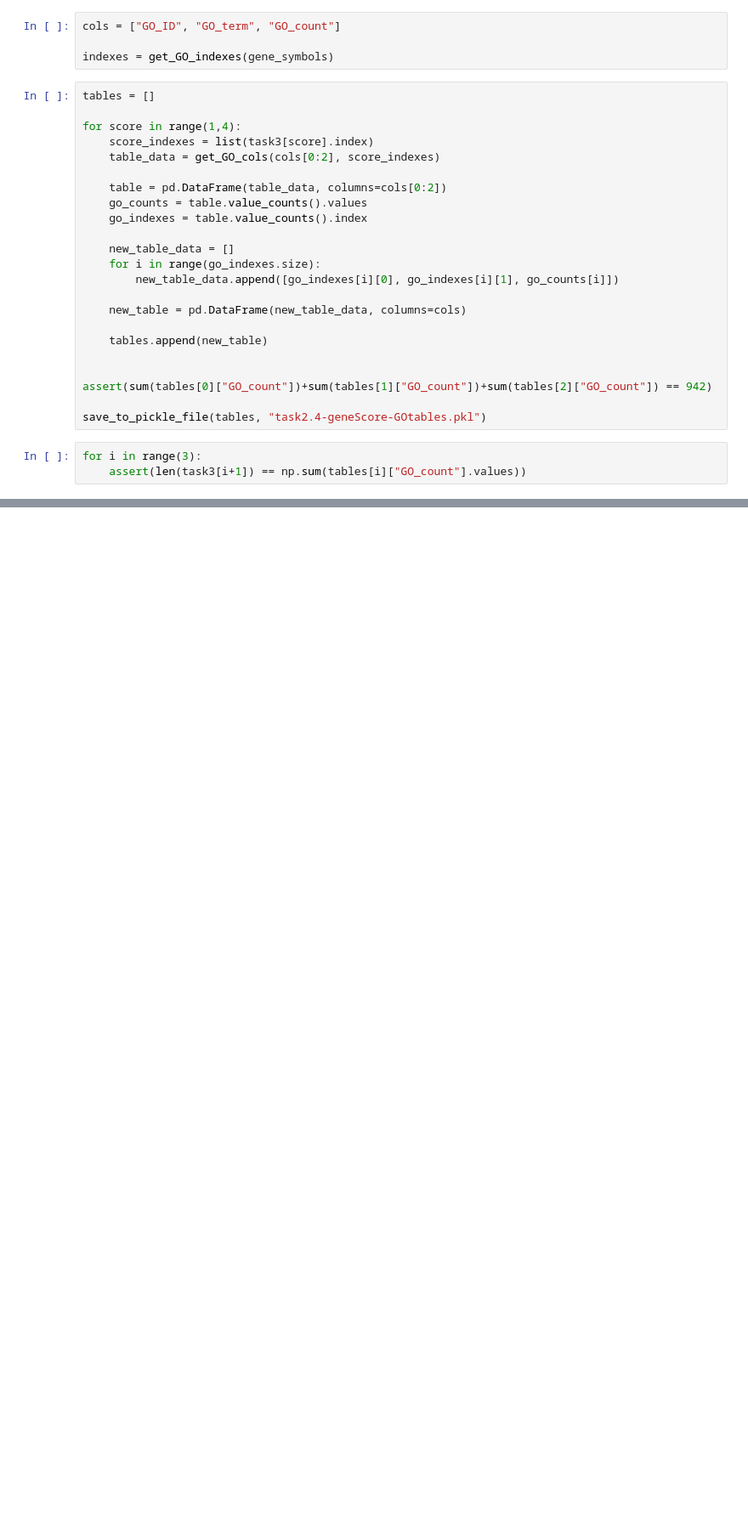
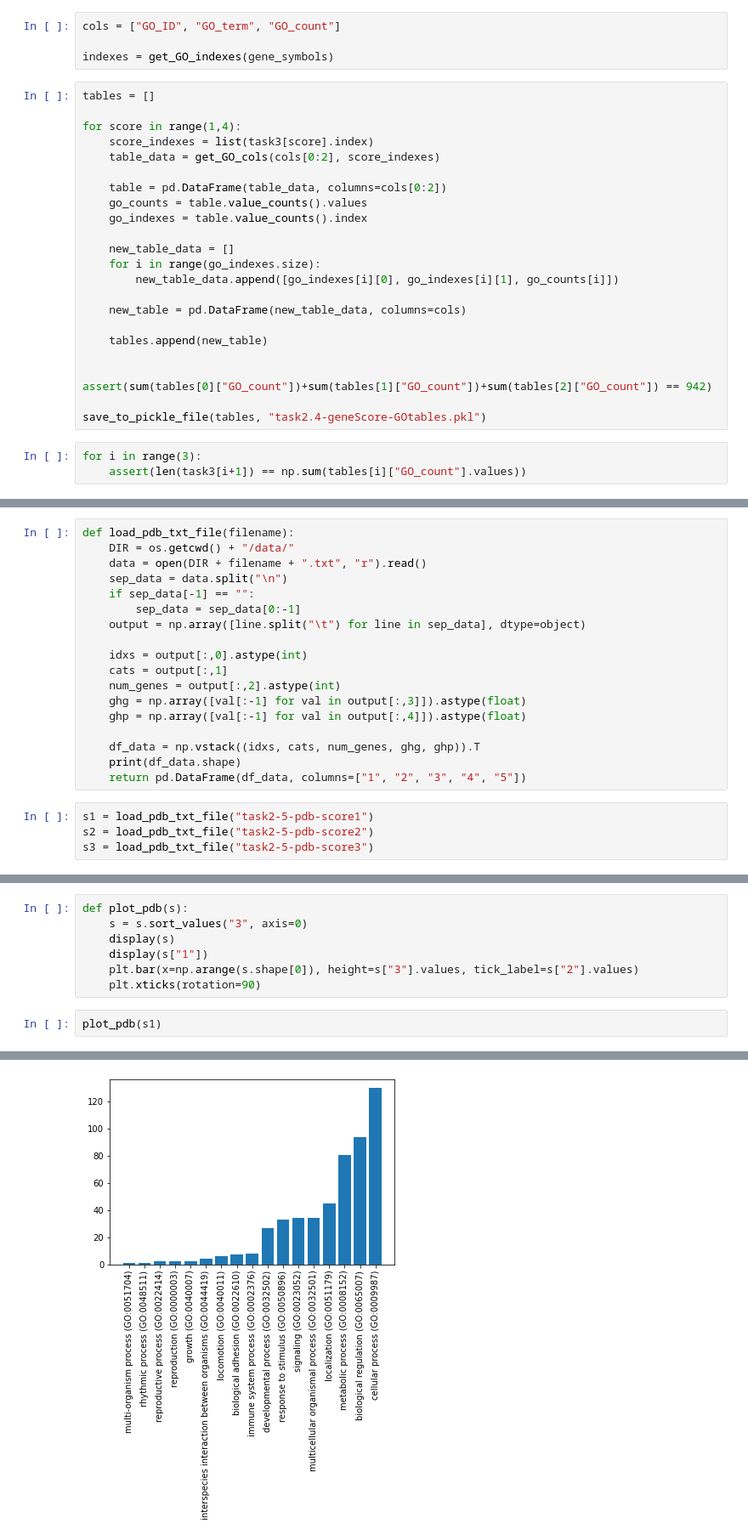
Before and after one commit to hwixley/BI-Coursework2, a Jupyter notebook: code/part2.ipynb, the cells around one changed output, grey strips where cells are left out. Shown at 85% size. Cells and saved outputs as stored; diff of their text form; blank space fills up the shorter version.

Commit message:
task2.5

```diff
--- a/code/part2.ipynb
+++ b/code/part2.ipynb
@@ -391,0 +388,22 @@ for i in range(3):
+# %%
+def load_pdb_txt_file(filename):
+    DIR = os.getcwd() + "/data/"
+    data = open(DIR + filename + ".txt", "r").read()
+    sep_data = data.split("\n")
+    if sep_data[-1] == "":
+        sep_data = sep_data[0:-1]
+    output = np.array([line.split("\t") for line in sep_data], dtype=object)
+
+    idxs = output[:,0].astype(int)
+    cats = output[:,1]
+    num_genes = output[:,2].astype(int)
+    ghg = np.array([val[:-1] for val in output[:,3]]).astype(float)
+    ghp = np.array([val[:-1] for val in output[:,4]]).astype(float)
+
+    df_data = np.vstack((idxs, cats, num_genes, ghg, ghp)).T
+    print(df_data.shape)
+    return pd.DataFrame(df_data, columns=["1", "2", "3", "4", "5"])
+# %%
+s1 = load_pdb_txt_file("task2-5-pdb-score1")
+s2 = load_pdb_txt_file("task2-5-pdb-score2")
+s3 = load_pdb_txt_file("task2-5-pdb-score3")
@@ -391,0 +414,10 @@ for i in range(3):
+# %%
+def plot_pdb(s):
+    s = s.sort_values("3", axis=0)
+    display(s)
+    display(s["1"])
+    plt.bar(x=np.arange(s.shape[0]), height=s["3"].values, tick_label=s["2"].values)
+    plt.xticks(rotation=90)
+# %%
+plot_pdb(s1)
+# %% [output]
@@ -391,0 +460 @@ for i in range(3):
+[figure, added]
```
Also changed, not shown: parts of 8 cells of this notebook, 3 other files.
